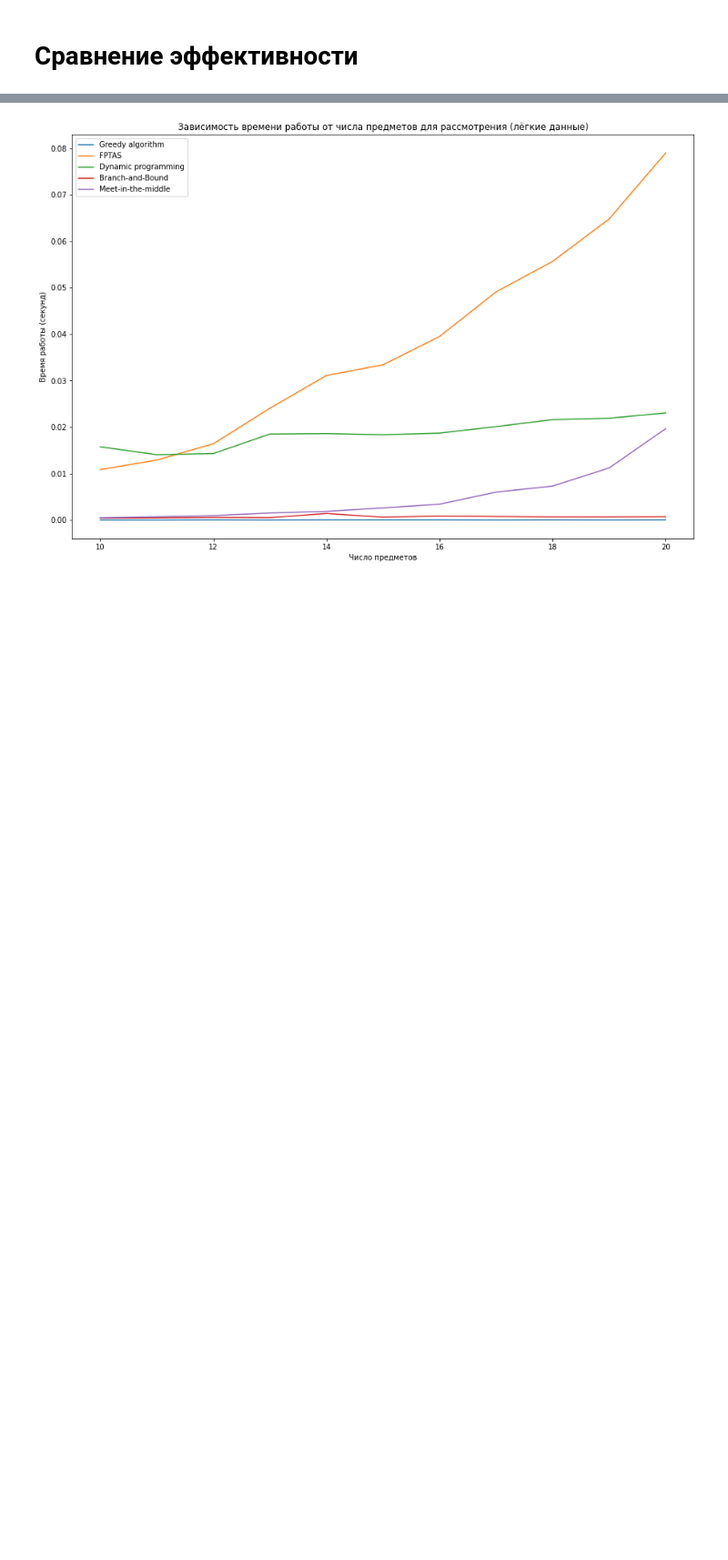
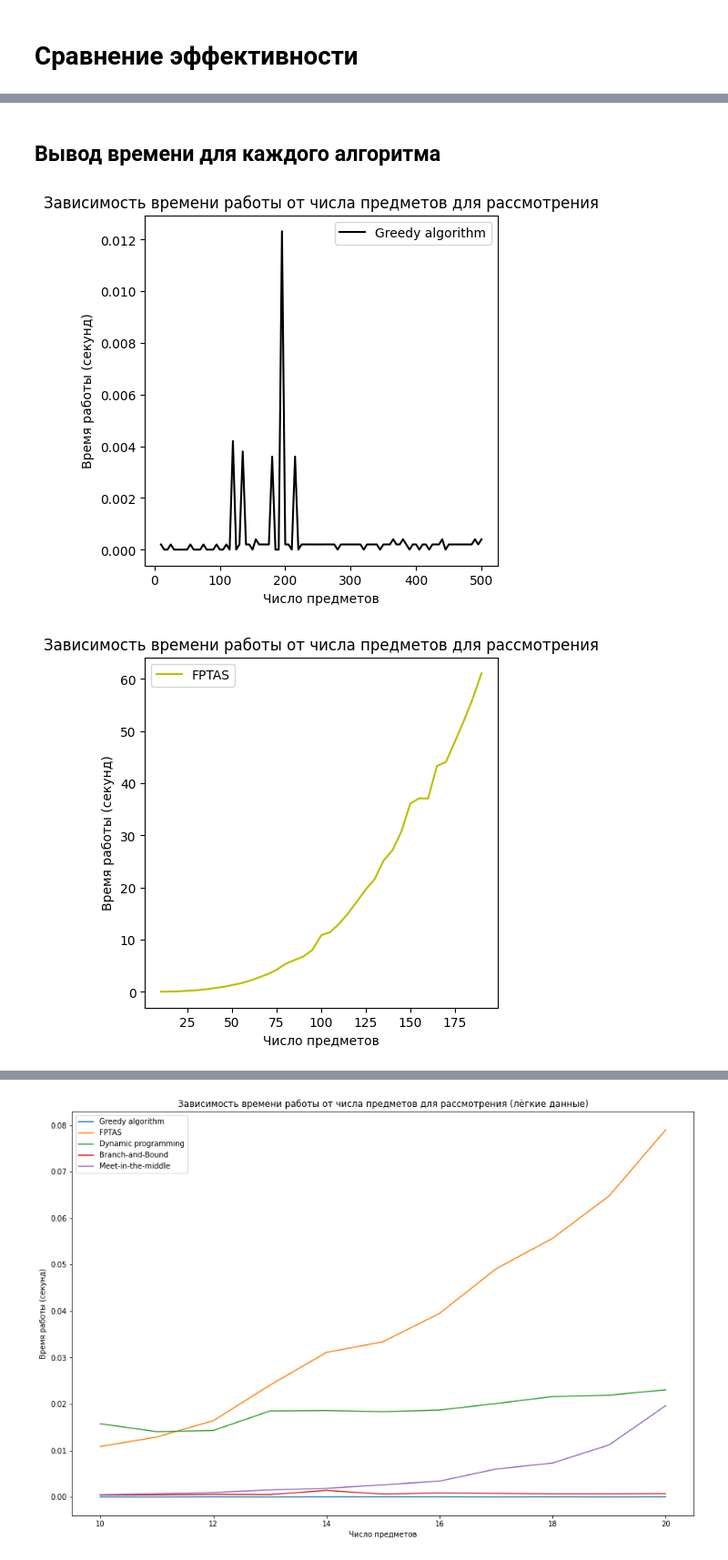
Before and after one commit to DenisKabanov/course_work_2024, a Jupyter notebook: task.ipynb, the cells around one changed output, grey strips where cells are left out. Shown at 91% size. Cells and saved outputs as stored; diff of their text form; code cells hidden in the pictures; blank space fills up the shorter version.

```diff
--- a/task.ipynb
+++ b/task.ipynb
@@ -483,0 +565,22 @@ complete_search(data_easy[19][2]["Prices"], data_easy[19][2]["Weights"], W_easy)
+# %% [markdown]
+## Вывод времени для каждого алгоритма
+# %%
+w = W[0] # рассматриваемая вместимость рюкзака (500)
+
+for alg in algs: # идём по названиям рассматриваемых алгоритмов
+    plt.figure(figsize=(5,5)) # задание размера фигуры
+
+    average_times = [] # список под среднее время алгоритма
+    for n in N: # идём по числу предметов для рюкзака
+        if alg in average_time[n][w].keys(): # если алгоритм справился с рассматриваемыми данными
+            average_times.append(average_time[n][w][alg]) # добавляем среднее время при числе переменных n для алгоритма alg в общий список
+    plt.plot(N[:len(average_times)], average_times, color=COLORS[alg], label=alg) # строим график
+
+    plt.title(f"Зависимость времени работы от числа предметов для рассмотрения") # название фигуры
+    plt.xlabel("Число предметов") # подпись по оси x
+    plt.ylabel("Время работы (секунд)") # подпись по оси y
+    plt.legend() # отображение подписей графиков
+    plt.show() # показ фигуры
+# %% [output]
+[figure, added]
+[figure, added]
```
Also changed, not shown: parts of 43 cells of this notebook.
